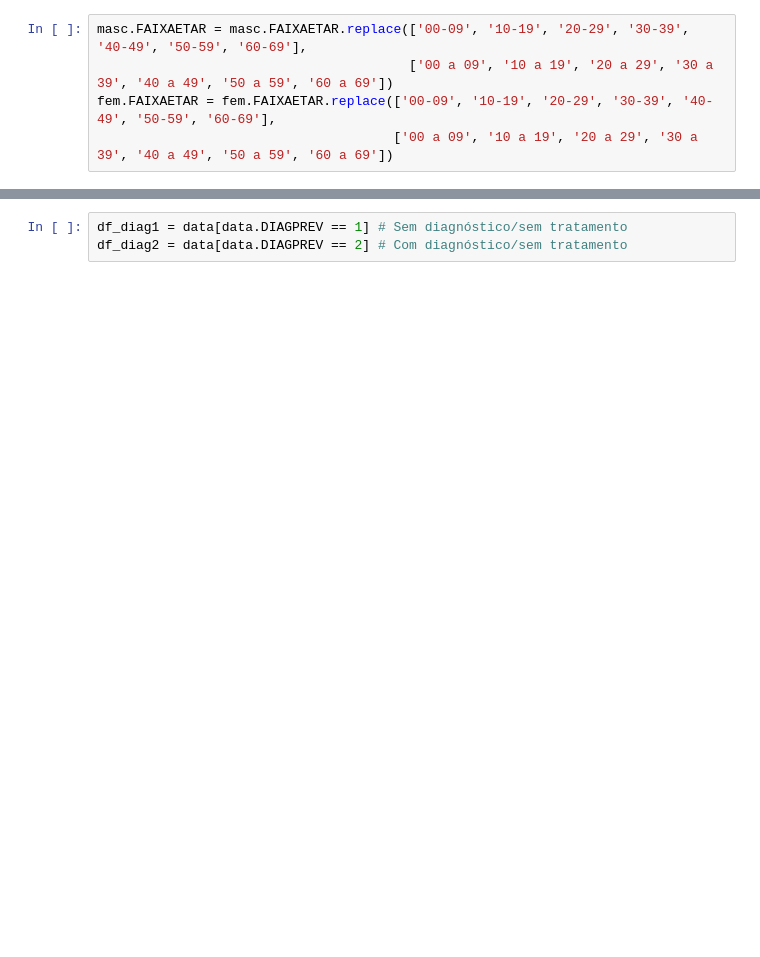
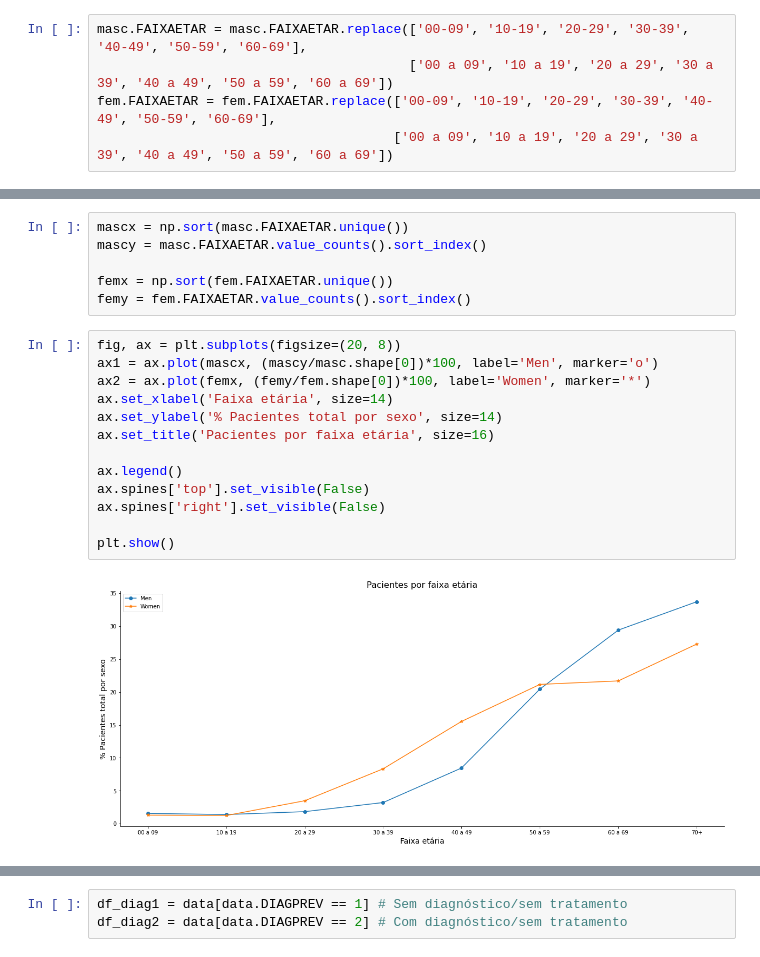
Before and after one commit to DCD-NSEE/cancer_project, a Jupyter notebook: docs/Cancer Data Analysis.ipynb, the cells around one changed output, grey strips where cells are left out. Drawn from its saved outputs; the diff is of its cells as text; blank space fills up the shorter version.

```diff
--- a/docs/Cancer Data Analysis.ipynb
+++ b/docs/Cancer Data Analysis.ipynb
@@ -203,0 +139,21 @@ fig.show(config = {'staticPlot': True})
+# %%
+mascx = np.sort(masc.FAIXAETAR.unique())
+mascy = masc.FAIXAETAR.value_counts().sort_index()
+
+femx = np.sort(fem.FAIXAETAR.unique())
+femy = fem.FAIXAETAR.value_counts().sort_index()
+# %%
+fig, ax = plt.subplots(figsize=(20, 8))
+ax1 = ax.plot(mascx, (mascy/masc.shape[0])*100, label='Men', marker='o')
+ax2 = ax.plot(femx, (femy/fem.shape[0])*100, label='Women', marker='*')
+ax.set_xlabel('Faixa etária', size=14)
+ax.set_ylabel('% Pacientes total por sexo', size=14)
+ax.set_title('Pacientes por faixa etária', size=16)
+
+ax.legend()
+ax.spines['top'].set_visible(False)
+ax.spines['right'].set_visible(False)
+
+plt.show()
+# %% [output]
+[figure, added]
```
Also changed, not shown: parts of 90 cells of this notebook, 38 other files.
